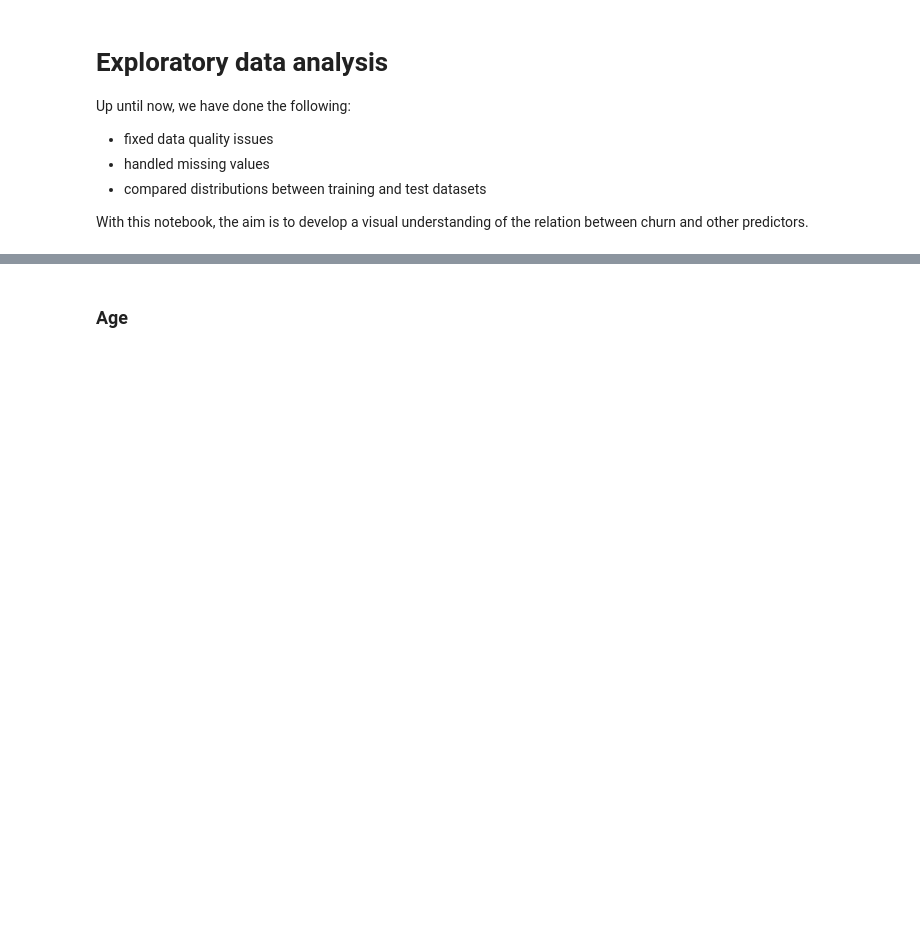
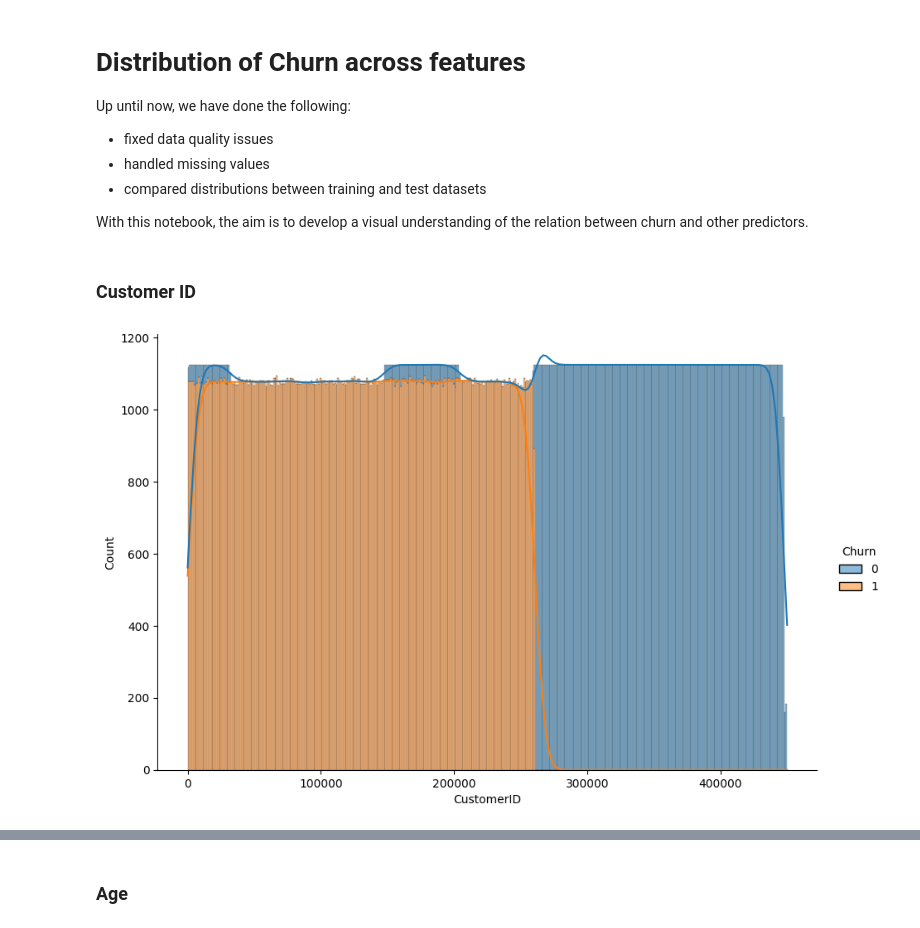
Before and after one commit to lelayf/churn-analysis, a Jupyter notebook: 1-ExploratoryDataAnalysis.ipynb, the cells around one changed output, grey strips where cells are left out. Drawn from its saved outputs; the diff is of its cells as text; code cells hidden in the pictures; blank space fills up the shorter version.

```diff
--- a/1-ExploratoryDataAnalysis.ipynb
+++ b/1-ExploratoryDataAnalysis.ipynb
@@ -11,7 +25,7 @@ np.random.seed(0)
 train = pd.read_parquet('data/training_2.pq')
 test = pd.read_parquet('data/testing_2.pq')
 # %% [markdown]
-# Exploratory data analysis
+# Distribution of Churn across features
 
 Up until now, we have done the following:
 - fixed data quality issues
@@ -19,3 +33,11 @@ Up until now, we have done the following:
 - compared distributions between training and test datasets
 
 With this notebook, the aim is to develop a visual understanding of the relation between churn and other predictors.
+# %% [markdown]
+### Customer ID
+# %%
+num_bins=400 #int((train.CustomerID.max()-train.CustomerID.min())*2)
+p = sns.displot(train, x='CustomerID', hue='Churn', kde=True, height=6, aspect=1.5, multiple='stack', bins=num_bins)
+p.fig.set_dpi(100)
+# %% [output]
+[figure, added]
```
Also changed, not shown: parts of 19 cells of this notebook.
